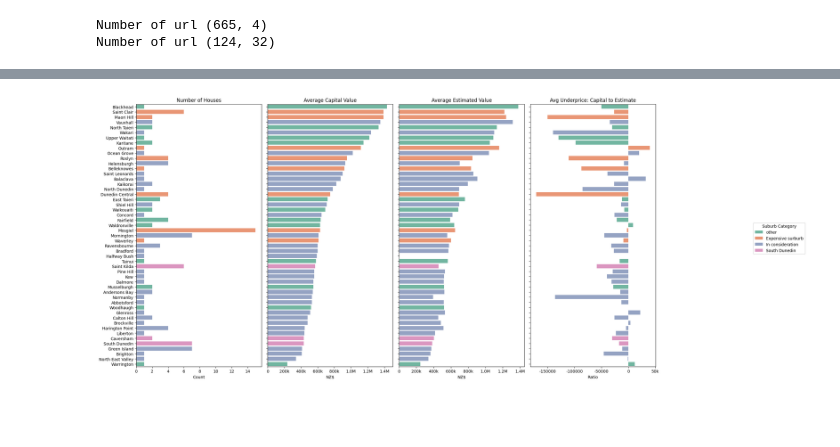
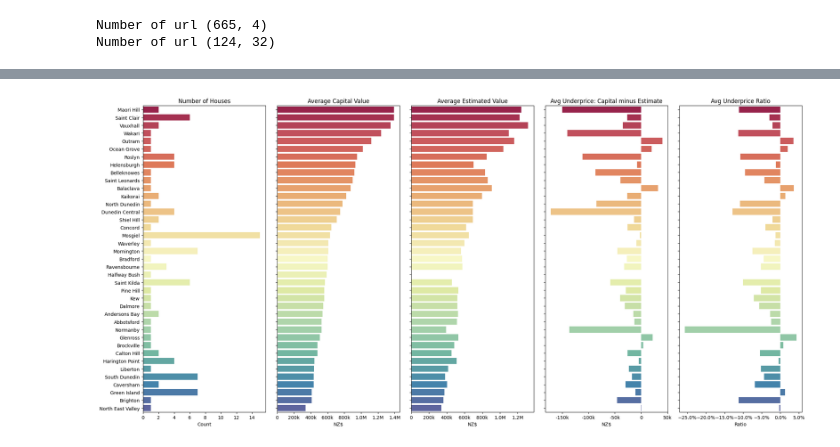
Before and after one commit to quyennguyen2201/housepriceprediction, a Jupyter notebook: Visualisation.ipynb, the cells around one changed output, grey strips where cells are left out. Cells and saved outputs as stored; diff of their text form; code cells hidden in the pictures; blank space fills up the shorter version.

```diff
--- a/Visualisation.ipynb
+++ b/Visualisation.ipynb
@@ -163,40 +152,30 @@ plt.show()
 # %%
-import pandas as pd
-import seaborn as sns
-import matplotlib.pyplot as plt
-import matplotlib.ticker as mtick
-
+# --- 1. Group and summarize ---
+suburb_category = ['In consideration','South Dunedin','Expensive surburb']
 # --- 1. Group and summarize ---
 suburb_summary = houseprice.groupby(['suburb', 'suburb_category']).agg(
     house_count=('suburb', 'count'),
     avg_capital_value=('capital_value', 'median'),
     avg_estimated_value=('estimate_value_medium', 'median'),
-    avg_under_capital_value=('minus_capital_value_to_estimate_value', 'mean')
+    avg_under_capital_value=('under_capital_value_to_estimate_value', 'mean'),
+    avg_ratio_capital_value = ('ratio_capital_value_to_estimate_value','mean')
 ).reset_index()
 
+# Select data
+suburb_summary = suburb_summary[suburb_summary['suburb_category'].isin(suburb_category)]
 # Sort by average capital value ratio
 suburb_summary = suburb_summary.sort_values('avg_capital_value', ascending=False)
 
 # --- 2. Set up figure and formatters ---
-fig, axes = plt.subplots(1, 4, figsize=(22, 10), sharey=True)
+# Assume currency_k_m function is defined somewhere already
+fig, axes = plt.subplots(1, 5, figsize=(22, 10), sharey=True)
+palette = 'Spectral'
 
-# Formatter: 500000 → 500k, 1.2M
-def currency_k_m(x, _):
-    if x >= 1_000_000:
-        return f'{x/1_000_000:.1f}M'
-    elif x >= 1_000:
-        return f'{x/1_000:.0f}k'
-    else:
-        return f'{x:.0f}'
-
-palette = 'Set2'
-
-# --- 3. Plot each subplot with grouped bars ---
 sns.barplot(
     data=suburb_summary,
     x='house_count',
     y='suburb',
-    hue='suburb_category',
+    hue='suburb',
     ax=axes[0],
     palette=palette
 )
@@ -208,7 +187,7 @@ sns.barplot(
     data=suburb_summary,
     x='avg_capital_value',
     y='suburb',
-    hue='suburb_category',
+    hue='suburb',
     ax=axes[1],
     palette=palette
 )
@@ -217,43 +196,55 @@ axes[1].set_xlabel('NZ$')
 axes[1].set_ylabel('')
 axes[1].xaxis.set_major_formatter(mtick.FuncFormatter(currency_k_m))
 
 sns.barplot(
     data=suburb_summary,
     x='avg_estimated_value',
     y='suburb',
-    hue='suburb_category',
+    hue='suburb',
     ax=axes[2],
     palette=palette
 )
 axes[2].set_title('Average Estimated Value')
 axes[2].set_xlabel('NZ$')
 axes[2].set_ylabel('')
 axes[2].xaxis.set_major_formatter(mtick.FuncFormatter(currency_k_m))
 
 sns.barplot(
     data=suburb_summary,
     x='avg_under_capital_value',
     y='suburb',
-    hue='suburb_category',
+    hue='suburb',
     ax=axes[3],
     palette=palette
 )
-axes[3].set_title('Avg Underprice: Capital to Estimate')
-axes[3].set_xlabel('Ratio')
+axes[3].set_title('Avg Underprice: Capital minus Estimate')
+axes[3].set_xlabel('NZ$')
 axes[3].set_ylabel('')
 axes[3].xaxis.set_major_formatter(mtick.FuncFormatter(currency_k_m))
 
-# --- 4. Adjust layout and add legend ---
+sns.barplot(
+    data=suburb_summary,
+    x='avg_ratio_capital_value',
+    y='suburb',
+    hue='suburb',
+    ax=axes[4],
+    palette=palette
+)
+axes[4].set_title('Avg Underprice Ratio')
+axes[4].set_xlabel('Ratio')
+axes[4].set_ylabel('')
+axes[4].xaxis.set_major_formatter(mtick.PercentFormatter(xmax=1.0))
+
 # Remove duplicate legends
-for ax in axes[:]:
-    ax.get_legend().remove()
+for ax in axes:
+    leg = ax.get_legend()
+    if leg:
+        leg.remove()
 
-# Place legend to the right of the last plot
-handles, labels = axes[-1].get_legend_handles_labels()
-fig.legend(handles, labels, title='Suburb Category', bbox_to_anchor=(1.03, 0.5), loc='center left')
-
+# Place single legend to the right of the last plot
+handles, labels = axes[0].get_legend_handles_labels()
 plt.tight_layout()
-plt.subplots_adjust(right=0.88)
+plt.subplots_adjust(right=0.95)
 plt.show()
 # %% [output]
-[figure, old version]
+[figure, new version]
```
Also changed, not shown: parts of 5 cells of this notebook, 6 other files.
